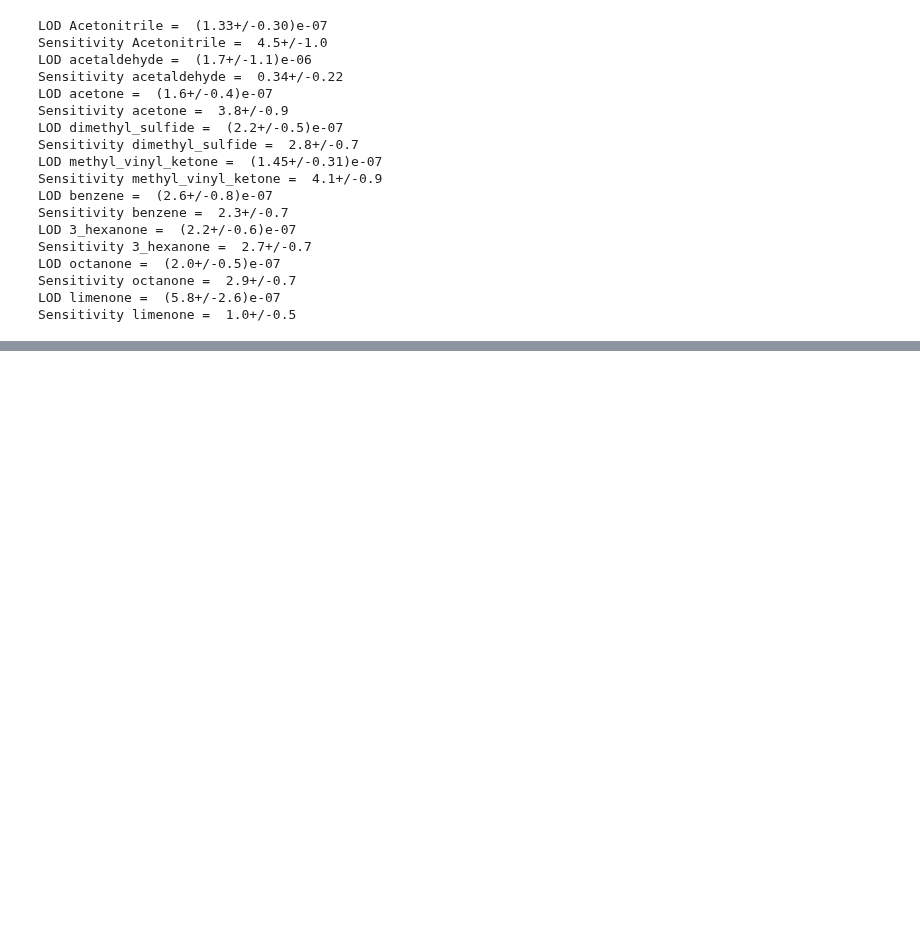
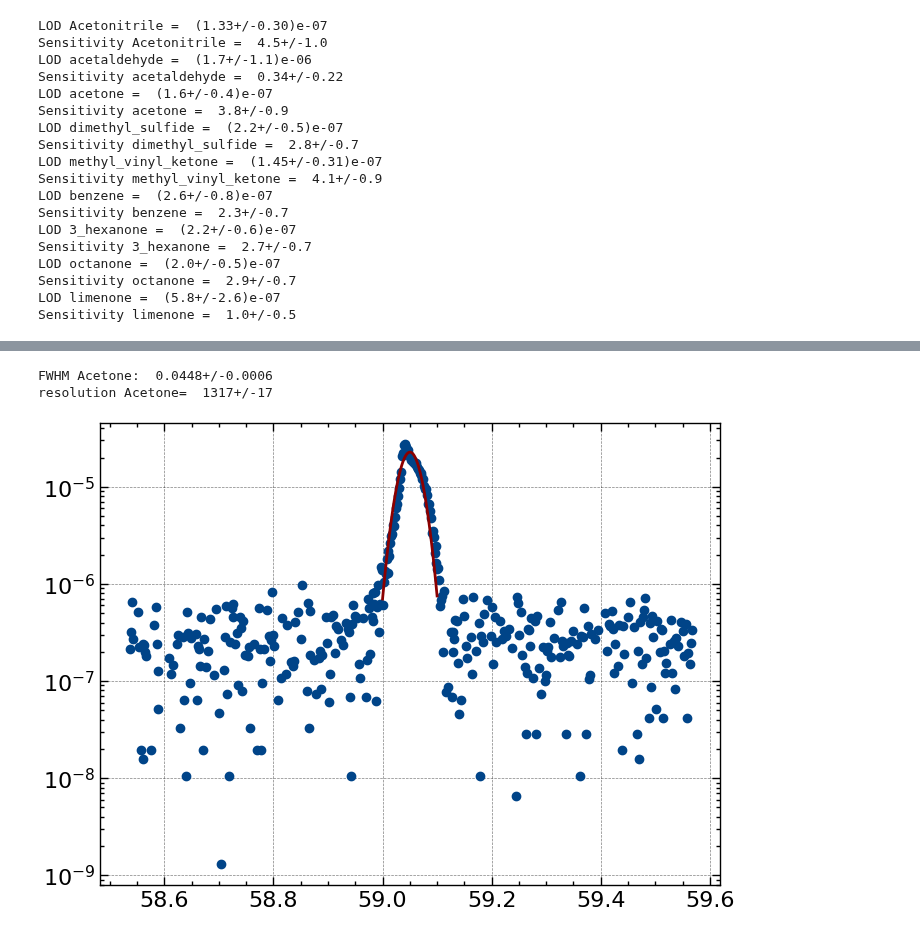
Before and after one commit to KemalOenen/advanced_labcourse, a Jupyter notebook: I002/data_analysis.ipynb, the cells around one changed output, grey strips where cells are left out. Saved outputs shown, nothing was run; the diff lists cells and outputs as text; code cells hidden in the pictures; blank space fills up the shorter version.

```diff
--- a/I002/data_analysis.ipynb
+++ b/I002/data_analysis.ipynb
@@ -175,0 +253,18 @@ Sensitivity limenone =  1.0+/-0.5
+# %%
+#Acetone
+mass, cps=get_mass_cps(59.05, 300)
+plt.yscale("log")
+plt.scatter(mass, cps)
+
+popt, pcov=curve_fit(Gauss_fit, mass, cps, p0=[1, 100, 59.05])
+#popt, pcov=curve_fit(Gauss_fit, mass, cps, sigma=np.sqrt(cps), p0=[1, 100, 42.1], absolute_sigma=True)
+mass_range=np.arange(59, 59.1, 0.001)
+plt.plot(mass_range, Gauss_fit(mass_range, popt[0], popt[1], popt[2]), color="darkred")
+sigma=uncertainties.ufloat(popt[0], np.sqrt(pcov[0][0]))
+print("FWHM Acetone: ", calculate_FWHM(sigma))
+mass_molecule=uncertainties.ufloat(popt[2], np.sqrt(pcov[2][2]))
+print("resolution Acetone= ", mass_molecule/calculate_FWHM(sigma))
+# %% [output]
+FWHM Acetone:  0.0448+/-0.0006
+resolution Acetone=  1317+/-17
+[figure, added]
```
Also changed, not shown: parts of 12 cells of this notebook, 2 other files.
